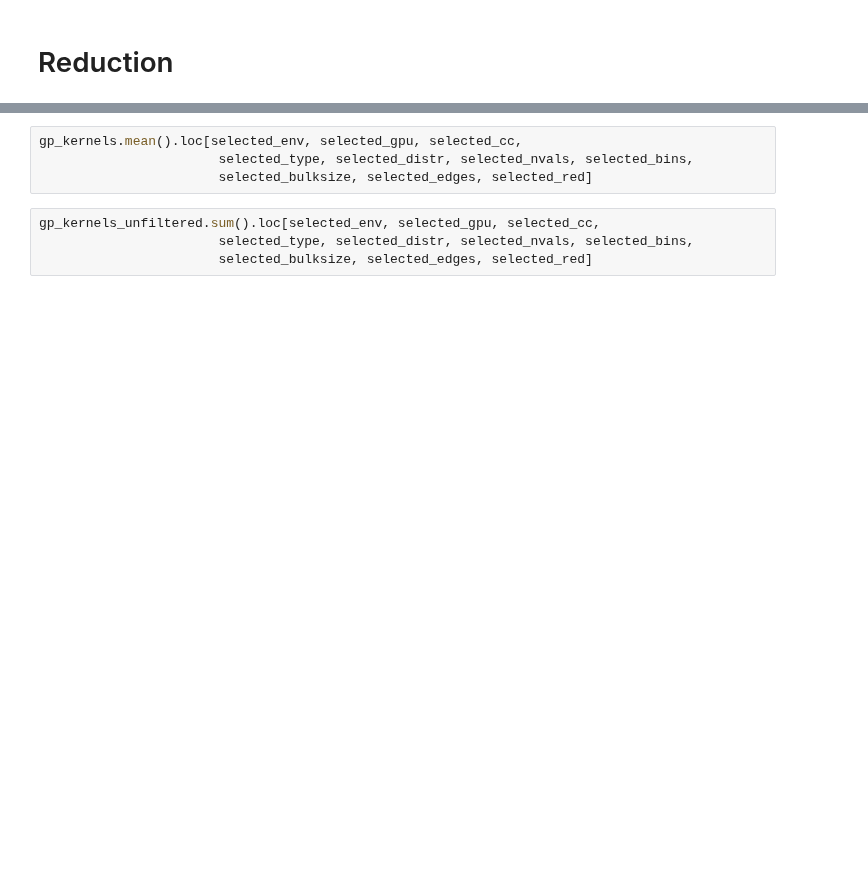
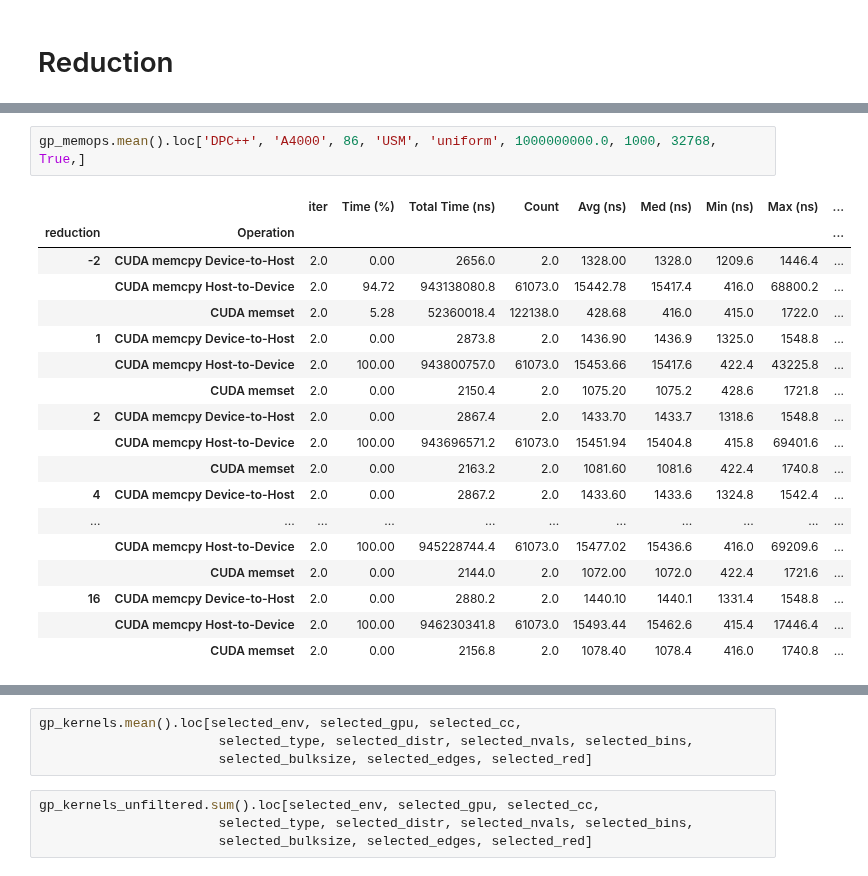
Before and after one commit to jolly-chen/msc-project, a Jupyter notebook: gpu-synchronous/sycl_paper.ipynb, the cells around one changed output, grey strips where cells are left out. Drawn from its saved outputs; the diff is of its cells as text; blank space fills up the shorter version.

```diff
--- a/gpu-synchronous/sycl_paper.ipynb
+++ b/gpu-synchronous/sycl_paper.ipynb
@@ -1563,3 +1973,24 @@ c.DrawClone()
+# %%
+gp_memops.mean().loc['DPC++', 'A4000', 86, 'USM', 'uniform', 1000000000.0, 1000, 32768, True,]
+# %% [output]
+|  |  | iter | Time (%) | Total Time (ns) | Count | Avg (ns) | Med (ns) | Min (ns) | Max (ns) | ... |
+| reduction | Operation |  |  |  |  |  |  |  |  | ... |
+| -2 | CUDA memcpy Device-to-Host | 2.0 | 0.00 | 2656.0 | 2.0 | 1328.00 | 1328.0 | 1209.6 | 1446.4 | ... |
+|  | CUDA memcpy Host-to-Device | 2.0 | 94.72 | 943138080.8 | 61073.0 | 15442.78 | 15417.4 | 416.0 | 68800.2 | ... |
+|  | CUDA memset | 2.0 | 5.28 | 52360018.4 | 122138.0 | 428.68 | 416.0 | 415.0 | 1722.0 | ... |
+| 1 | CUDA memcpy Device-to-Host | 2.0 | 0.00 | 2873.8 | 2.0 | 1436.90 | 1436.9 | 1325.0 | 1548.8 | ... |
+|  | CUDA memcpy Host-to-Device | 2.0 | 100.00 | 943800757.0 | 61073.0 | 15453.66 | 15417.6 | 422.4 | 43225.8 | ... |
+|  | CUDA memset | 2.0 | 0.00 | 2150.4 | 2.0 | 1075.20 | 1075.2 | 428.6 | 1721.8 | ... |
+| 2 | CUDA memcpy Device-to-Host | 2.0 | 0.00 | 2867.4 | 2.0 | 1433.70 | 1433.7 | 1318.6 | 1548.8 | ... |
+|  | CUDA memcpy Host-to-Device | 2.0 | 100.00 | 943696571.2 | 61073.0 | 15451.94 | 15404.8 | 415.8 | 69401.6 | ... |
+|  | CUDA memset | 2.0 | 0.00 | 2163.2 | 2.0 | 1081.60 | 1081.6 | 422.4 | 1740.8 | ... |
+| 4 | CUDA memcpy Device-to-Host | 2.0 | 0.00 | 2867.2 | 2.0 | 1433.60 | 1433.6 | 1324.8 | 1542.4 | ... |
+| ... | ... | ... | ... | ... | ... | ... | ... | ... | ... | ... |
+|  | CUDA memcpy Host-to-Device | 2.0 | 100.00 | 945228744.4 | 61073.0 | 15477.02 | 15436.6 | 416.0 | 69209.6 | ... |
+|  | CUDA memset | 2.0 | 0.00 | 2144.0 | 2.0 | 1072.00 | 1072.0 | 422.4 | 1721.6 | ... |
+| 16 | CUDA memcpy Device-to-Host | 2.0 | 0.00 | 2880.2 | 2.0 | 1440.10 | 1440.1 | 1331.4 | 1548.8 | ... |
+|  | CUDA memcpy Host-to-Device | 2.0 | 100.00 | 946230341.8 | 61073.0 | 15493.44 | 15462.6 | 415.4 | 17446.4 | ... |
+|  | CUDA memset | 2.0 | 0.00 | 2156.8 | 2.0 | 1078.40 | 1078.4 | 416.0 | 1740.8 | ... |
 # %%
 %jsroot off
 
```
Also changed, not shown: parts of 33 cells of this notebook.
